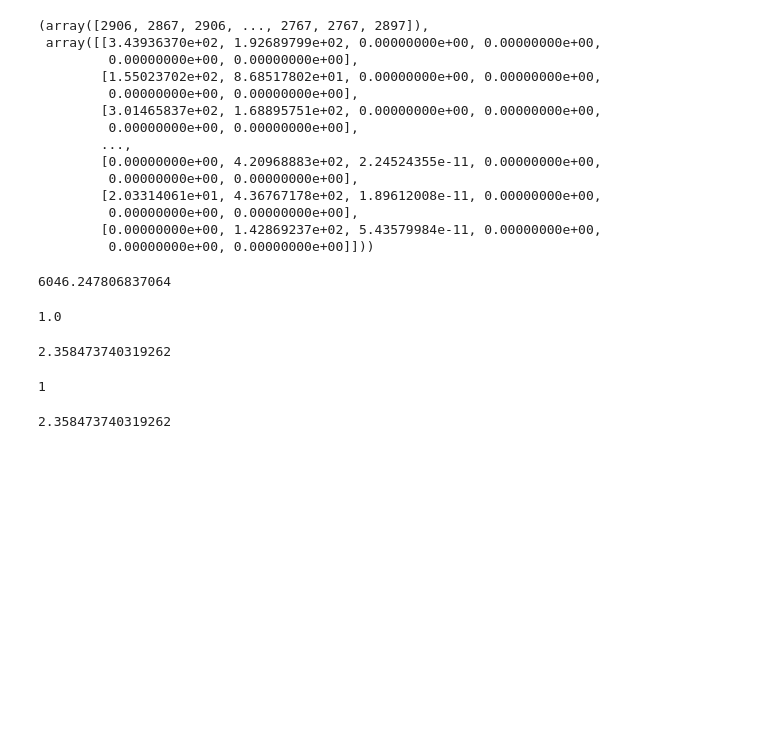
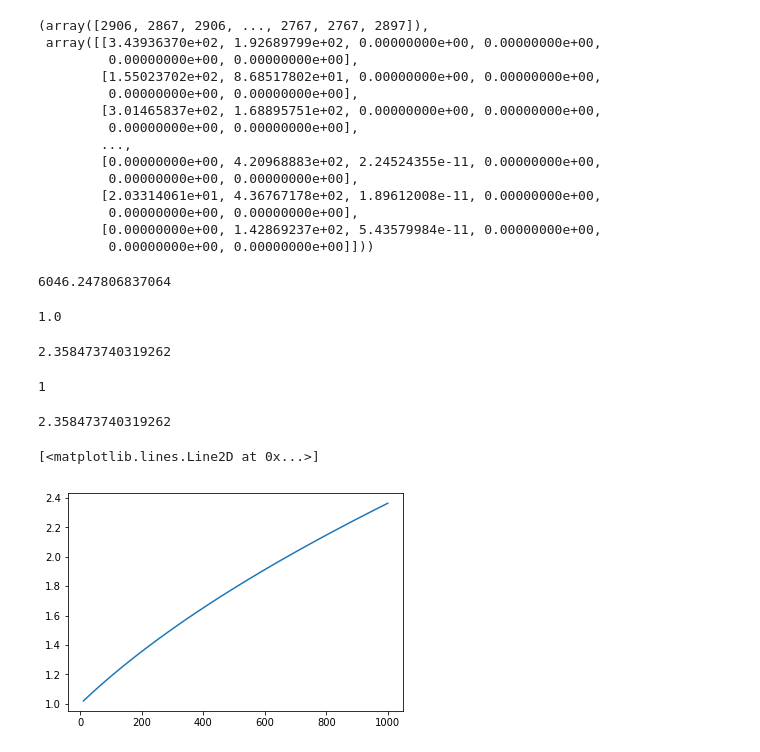
Before and after one commit to CosmoStatGW/DarkSirensStat, a Jupyter notebook: notebooks/plots_compare_Andreas.ipynb, the cells around one changed output. Cells and saved outputs as stored; diff of their text form; code cells hidden in the pictures; blank space fills up the shorter version.

```diff
--- a/notebooks/plots_compare_Andreas.ipynb
+++ b/notebooks/plots_compare_Andreas.ipynb
@@ -528,3 +568,12 @@ Xi0minGlob
 b.zmax
 # %% [output]
 2.358473740319262
+# %%
+sizeevent = 100
+hordist = 300
+H0s = np.linspace(10,1000,100)
+bratio =  (1+np.array([z_from_dLGW(hordist, Xi0=1, n=nGlob, H0 = h) for h in H0s]))**3 /  (1+np.array([z_from_dLGW(sizeevent, Xi0=1, n=nGlob, H0 = h) for h in H0s]))**3
+plt.plot(H0s, bratio)
+# %% [output]
+[<matplotlib.lines.Line2D at 0x...>]
+[figure, added]
```
Also changed, not shown: parts of 11 cells of this notebook, 4 other files.
